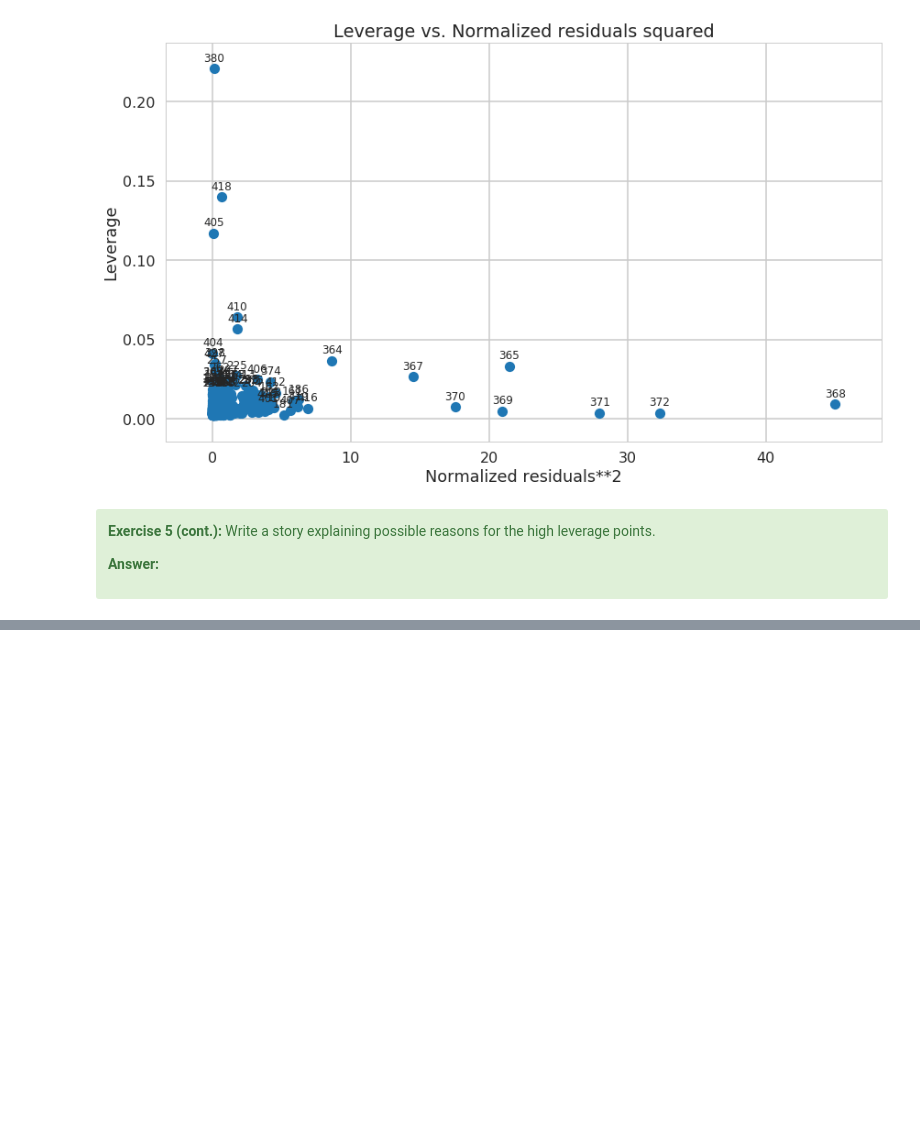
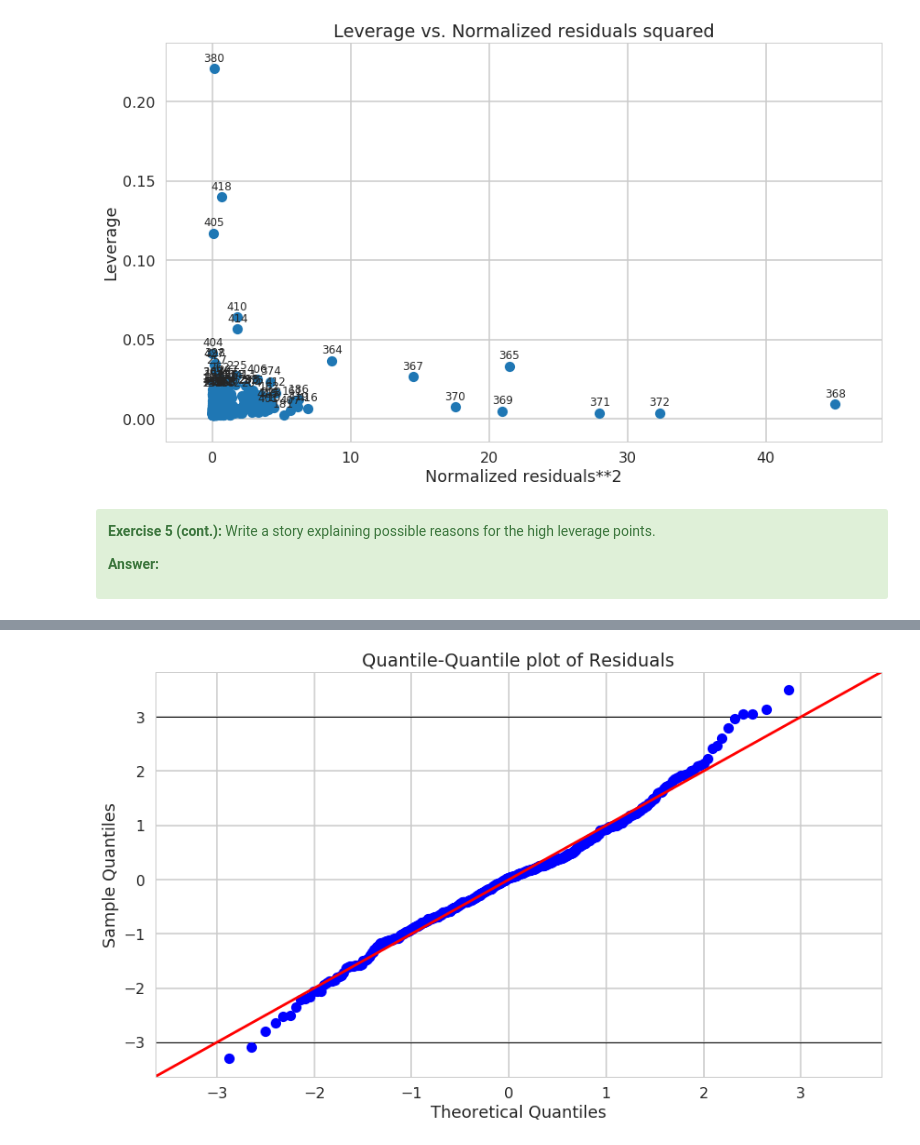
Before and after one commit to SethDKelly/Springboard, a Jupyter notebook: sec11/linear_regression/Mini_Project_Linear_Regression.ipynb, the cells around one changed output, grey strips where cells are left out. Cells and saved outputs as stored; diff of their text form; code cells hidden in the pictures; blank space fills up the shorter version.

```diff
--- a/sec11/linear_regression/Mini_Project_Linear_Regression.ipynb
+++ b/sec11/linear_regression/Mini_Project_Linear_Regression.ipynb
@@ -1351,0 +1343,7 @@ print(ols_crp.summary())
+# %%
+high_leverage = [380,418,405,410,414]
+outliers = list(bos[ols_crp.resid > (ols_crp.resid.std() * 3.0)].index.values)
+clean_filter = outliers + high_leverage
+clean_filter.sort(reverse=True)
+# %%
+clean_bos = bos.drop(clean_filter, axis=0).reset_index()
@@ -1351,0 +1383,4 @@ print(ols_crp.summary())
+# %%
+# Clean model results
+crp_cleaned = ols('PRICE ~ CRIM + RM + PTRATIO',clean_bos).fit()
+print(crp_cleaned.summary())
@@ -1356,0 +1431,9 @@ print(ols_x.summary())
+# %%
+fig = plt.figure(figsize=[14,8])
+ax = fig.add_subplot(111)
+fig = plt.title("Quantile-Quantile plot of Residuals")
+plt.axhline(y=3, c='black', linewidth=1)
+plt.axhline(y=-3, c='black', linewidth=1)
+_ = qqplot(crp_cleaned.resid, fit=True, line='45', ax=ax)
+# %% [output]
+[figure, added]
```
Also changed, not shown: parts of 28 cells of this notebook.
